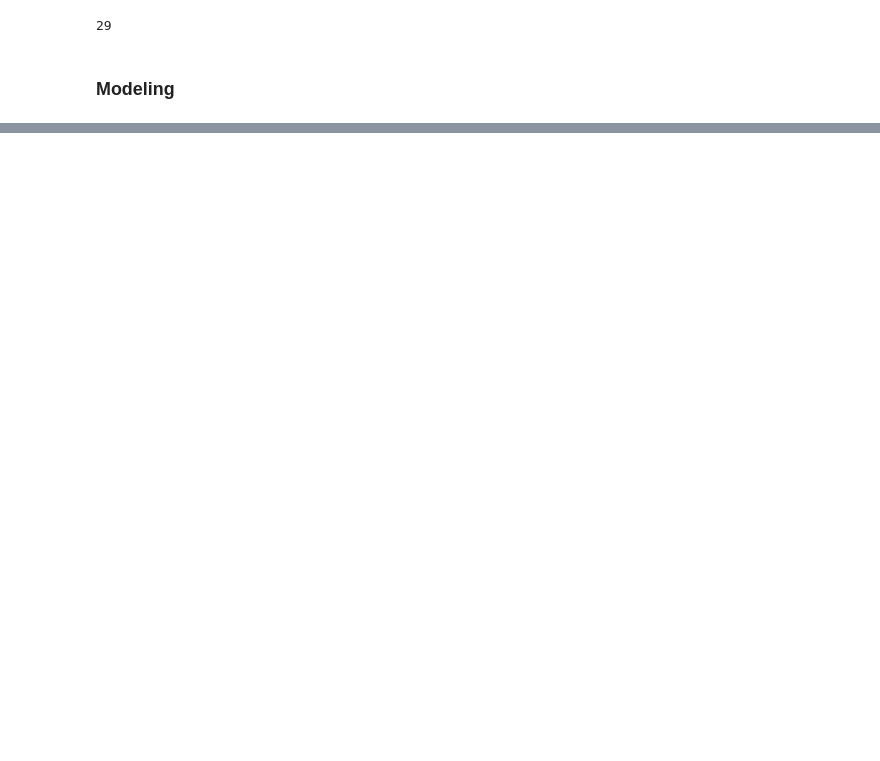
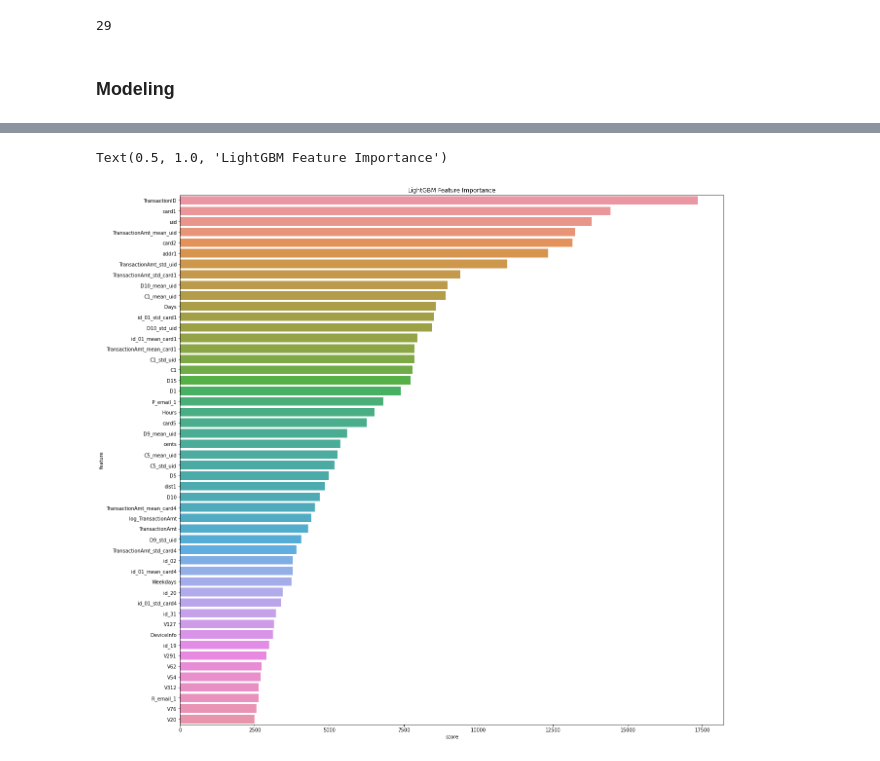
Before and after one commit to JoshSpangler96/IEEE-CIS-Fraud-Detection, a Jupyter notebook: IEEE_Fraud_Detection.ipynb, the cells around one changed output, grey strips where cells are left out. Drawn from its saved outputs; the diff is of its cells as text; code cells hidden in the pictures; blank space fills up the shorter version.

```diff
--- a/IEEE_Fraud_Detection.ipynb
+++ b/IEEE_Fraud_Detection.ipynb
@@ -519,0 +522,10 @@ sub.to_csv('sub_lgb.csv', index=False)
+# %%
+feat_imp = feature_importances[['feature']]
+feat_imp['score'] = feature_importances.loc[:, [feat for feat in feature_importances.columns if feat != 'feature']].agg(['mean'], axis=1)
+
+plt.figure(figsize=(20,20))
+sns.barplot(x='score', y='feature', data=feat_imp.sort_values('score', ascending=False).iloc[:50])
+plt.title('LightGBM Feature Importance')
+# %% [output]
+Text(0.5, 1.0, 'LightGBM Feature Importance')
+[figure, added]
```
Also changed, not shown: parts of 12 cells of this notebook.
